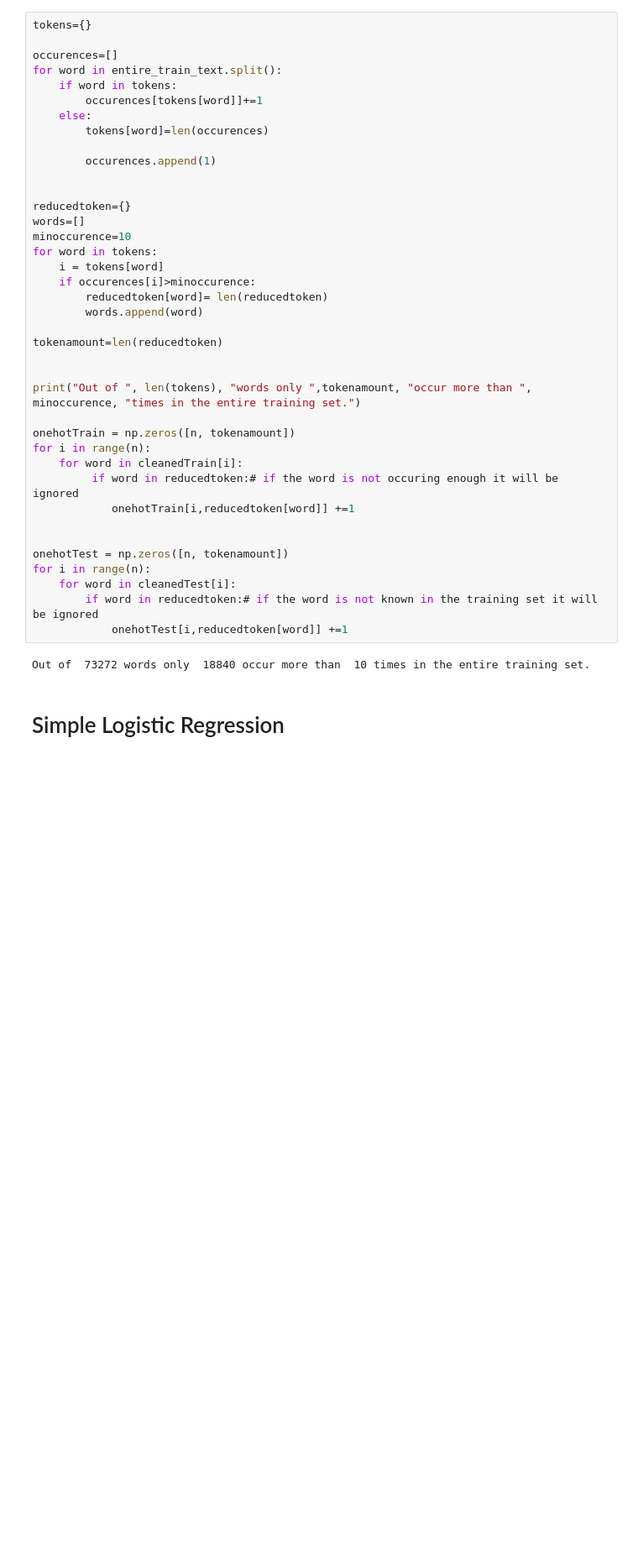
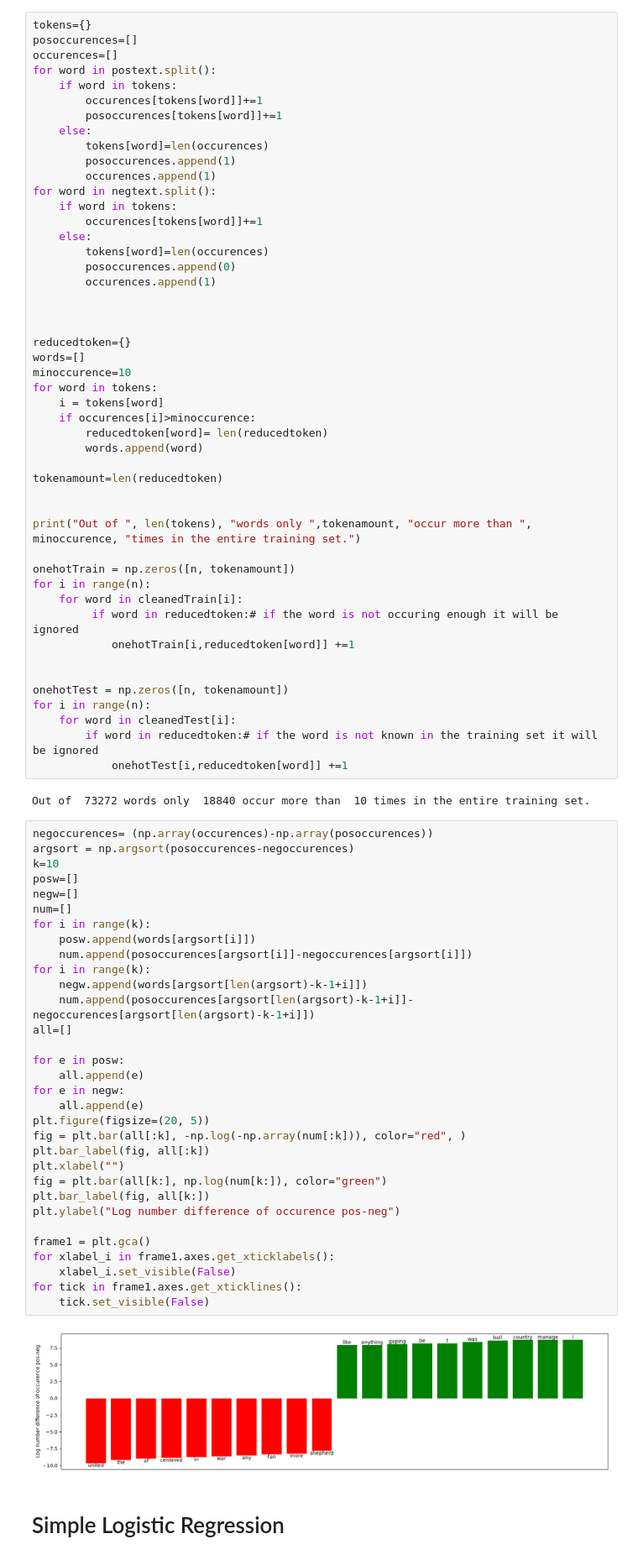
Before and after one commit to us-ja/ADAML-Text-Classification-Group-Work-G, a Jupyter notebook: text_classify.ipynb, the cells around one changed output. Shown at 84% size. Drawn from its saved outputs; the diff is of its cells as text; blank space fills up the shorter version.

Commit message:
add occurences differences

```diff
--- a/text_classify.ipynb
+++ b/text_classify.ipynb
@@ -59,15 +64,24 @@ plt.show()
 ##  Tokenization and Onehotencoding
 # %%
 tokens={}
-
+posoccurences=[]
 occurences=[]
-for word in entire_train_text.split():
+for word in postext.split():
+    if word in tokens:
+        occurences[tokens[word]]+=1
+        posoccurences[tokens[word]]+=1
+    else:
+        tokens[word]=len(occurences)
+        posoccurences.append(1)
+        occurences.append(1)
+for word in negtext.split():
     if word in tokens:
         occurences[tokens[word]]+=1
     else:
         tokens[word]=len(occurences)
+        posoccurences.append(0)
+        occurences.append(1)
 
-        occurences.append(1)
 
 
 reducedtoken={}
@@ -98,6 +112,40 @@ for i in range(n):
             onehotTest[i,reducedtoken[word]] +=1
 # %% [output]
 Out of  73272 words only  18840 occur more than  10 times in the entire training set.
+# %%
+negoccurences= (np.array(occurences)-np.array(posoccurences))
+argsort = np.argsort(posoccurences-negoccurences)
+k=10
+posw=[]
+negw=[]
+num=[]
+for i in range(k):
+    posw.append(words[argsort[i]])
+    num.append(posoccurences[argsort[i]]-negoccurences[argsort[i]])
+for i in range(k):
+    negw.append(words[argsort[len(argsort)-k-1+i]])
+    num.append(posoccurences[argsort[len(argsort)-k-1+i]]-negoccurences[argsort[len(argsort)-k-1+i]])
+all=[]
+
+for e in posw:
+    all.append(e)
+for e in negw:
+    all.append(e)
+plt.figure(figsize=(20, 5))
+fig = plt.bar(all[:k], -np.log(-np.array(num[:k])), color="red", )
+plt.bar_label(fig, all[:k])
+plt.xlabel("")
+fig = plt.bar(all[k:], np.log(num[k:]), color="green")
+plt.bar_label(fig, all[k:])
+plt.ylabel("Log number difference of occurence pos-neg")
+
+frame1 = plt.gca()
+for xlabel_i in frame1.axes.get_xticklabels():
+    xlabel_i.set_visible(False)
+for tick in frame1.axes.get_xticklines():
+    tick.set_visible(False)
+# %% [output]
+[figure, added]
 # %% [markdown]
 # Simple Logistic Regression
 # %%
```
Also changed, not shown: parts of 1 cell of this notebook, 1 other file.
